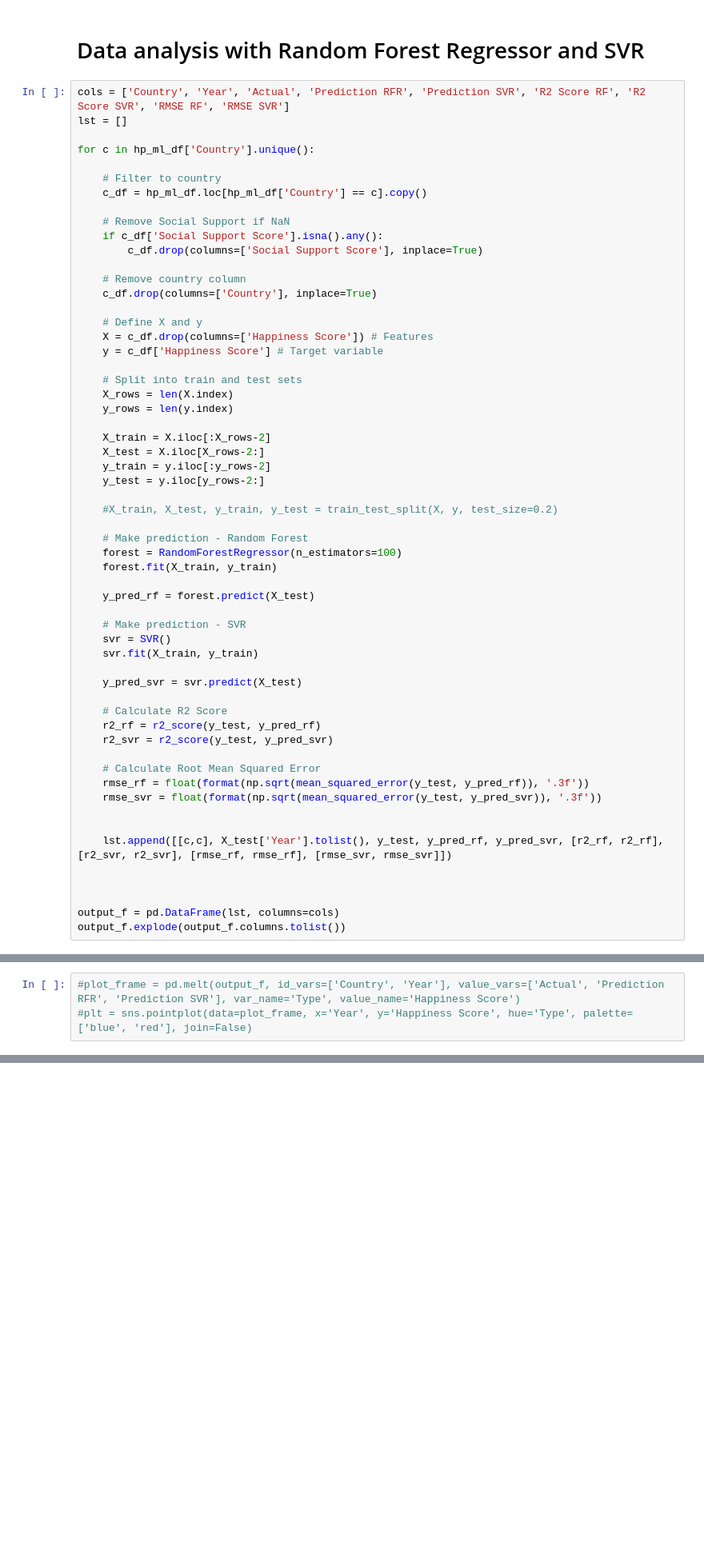
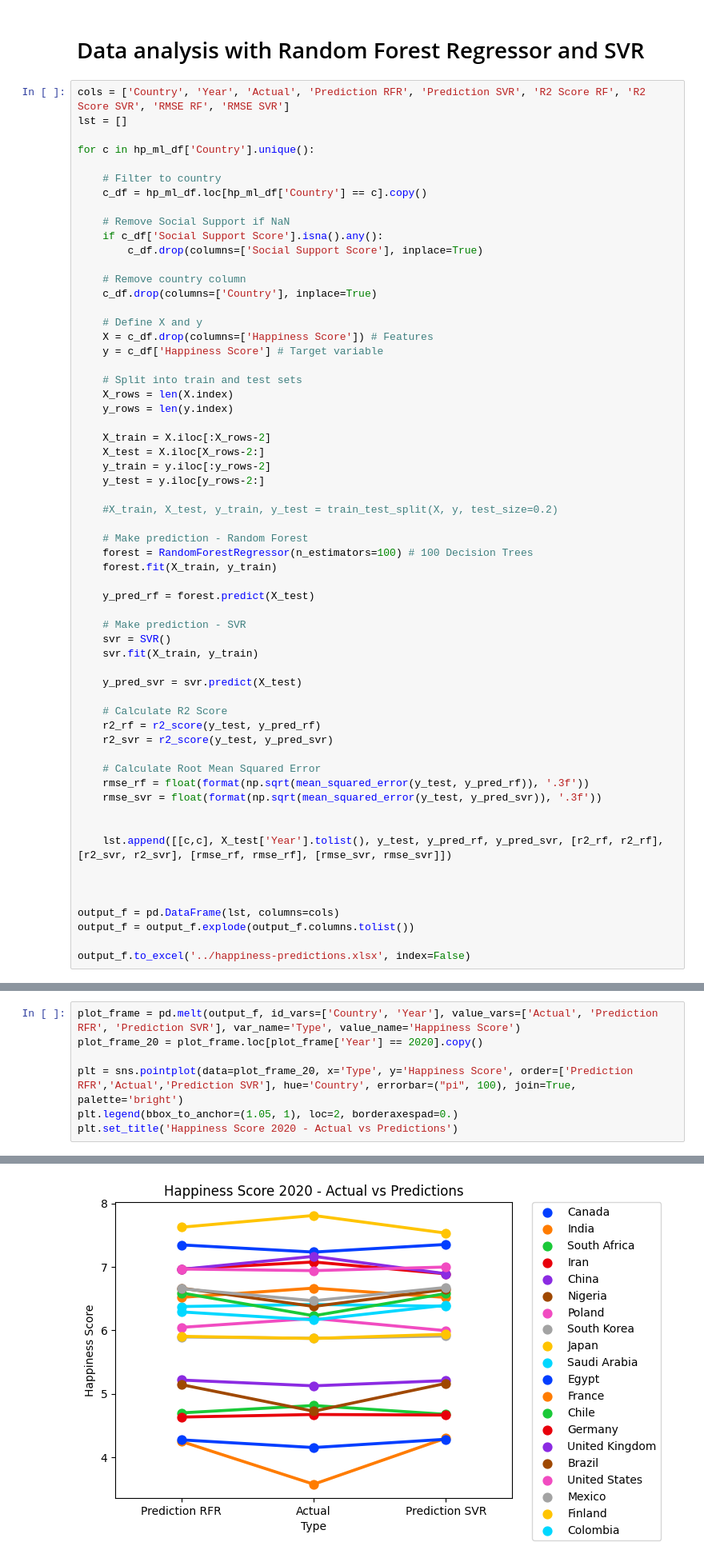
Before and after one commit to thirdcoffee/predicting-world-happiness, a Jupyter notebook: notebooks/predictor.ipynb, the cells around one changed output, grey strips where cells are left out. Shown at 80% size. Cells and saved outputs as stored; diff of their text form; blank space fills up the shorter version.

Commit message:
Add plots and data

```diff
--- a/notebooks/predictor.ipynb
+++ b/notebooks/predictor.ipynb
@@ -515,7 +515,7 @@ for c in hp_ml_df['Country'].unique():
     #X_train, X_test, y_train, y_test = train_test_split(X, y, test_size=0.2)
 
     # Make prediction - Random Forest
-    forest = RandomForestRegressor(n_estimators=100)
+    forest = RandomForestRegressor(n_estimators=100) # 100 Decision Trees
     forest.fit(X_train, y_train)
 
     y_pred_rf = forest.predict(X_test)
@@ -540,4 +540,6 @@ for c in hp_ml_df['Country'].unique():
 
 
 output_f = pd.DataFrame(lst, columns=cols)
-output_f.explode(output_f.columns.tolist())
+output_f = output_f.explode(output_f.columns.tolist())
+
+output_f.to_excel('../happiness-predictions.xlsx', index=False)
@@ -564,3 +550,8 @@ output_f.explode(output_f.columns.tolist())
 # %%
-#plot_frame = pd.melt(output_f, id_vars=['Country', 'Year'], value_vars=['Actual', 'Prediction RFR', 'Prediction SVR'], var_name='Type', value_name='Happiness Score')
-#plt = sns.pointplot(data=plot_frame, x='Year', y='Happiness Score', hue='Type', palette=['blue', 'red'], join=False)
+plot_frame = pd.melt(output_f, id_vars=['Country', 'Year'], value_vars=['Actual', 'Prediction RFR', 'Prediction SVR'], var_name='Type', value_name='Happiness Score')
+plot_frame_20 = plot_frame.loc[plot_frame['Year'] == 2020].copy()
+
+plt = sns.pointplot(data=plot_frame_20, x='Type', y='Happiness Score', order=['Prediction RFR','Actual','Prediction SVR'], hue='Country', errorbar=("pi", 100), join=True, palette='bright')
+plt.legend(bbox_to_anchor=(1.05, 1), loc=2, borderaxespad=0.)
+plt.set_title('Happiness Score 2020 - Actual vs Predictions')
+# %% [output]
@@ -566,0 +559 @@ output_f.explode(output_f.columns.tolist())
+[figure, added]
```
Also changed, not shown: parts of 5 cells of this notebook, 3 other files.
